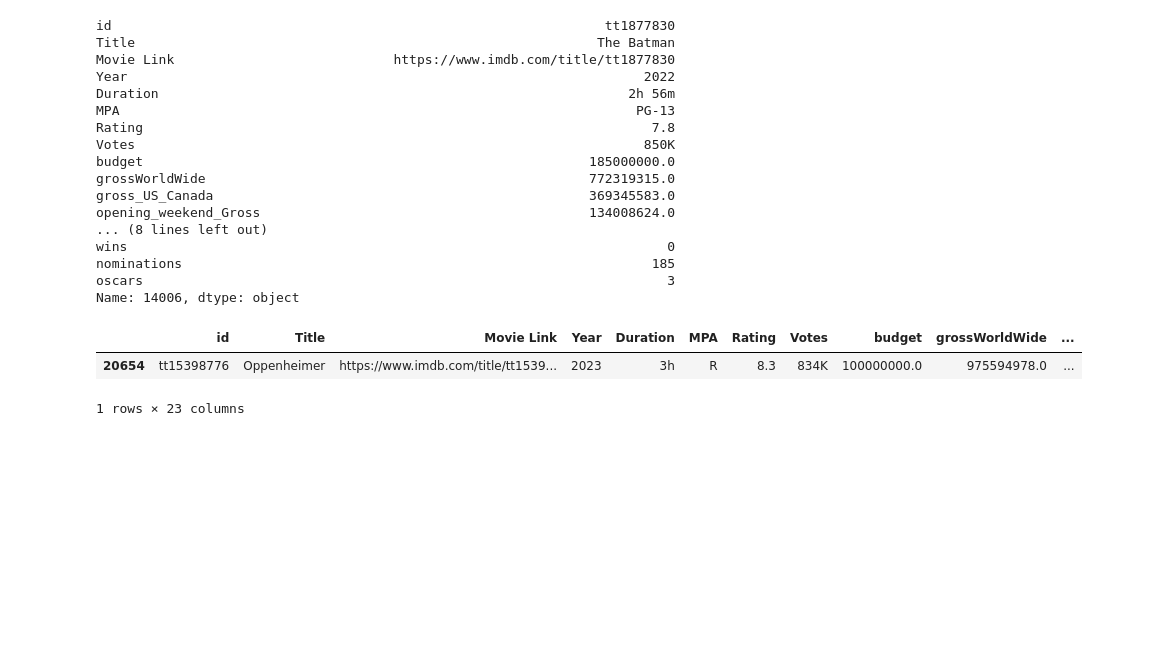
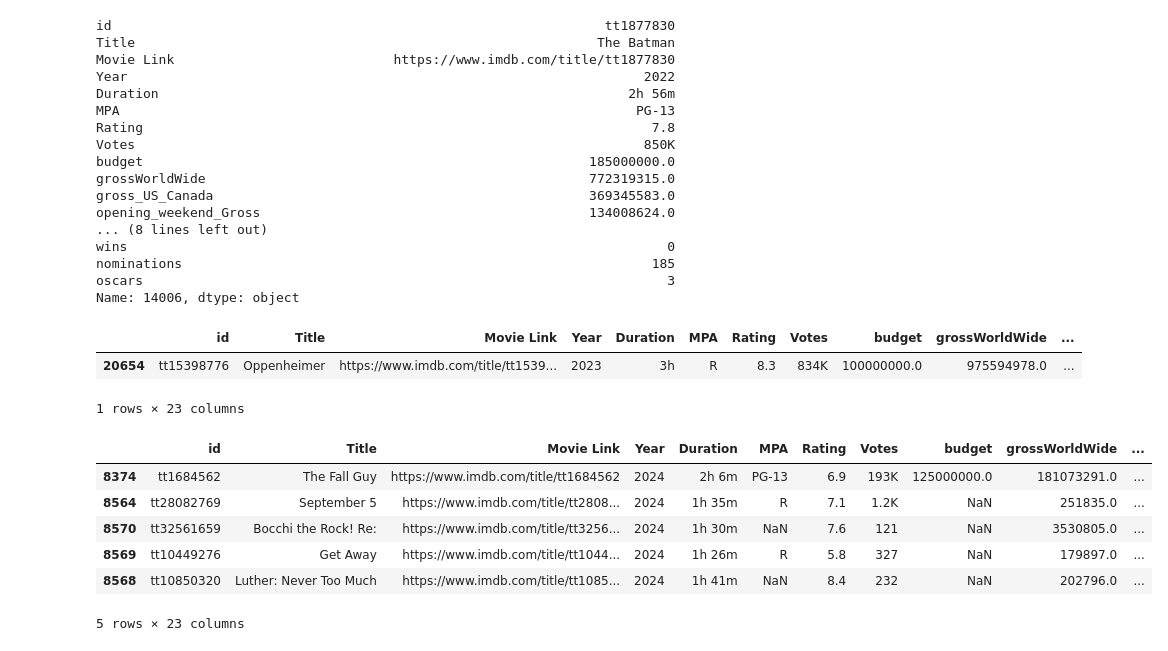
Before and after one commit to jvitsilva/Statistics_for_Data-Science, a Jupyter notebook: notebooktest.ipynb, the cells around one changed output. Saved outputs shown, nothing was run; the diff lists cells and outputs as text; code cells hidden in the pictures; blank space fills up the shorter version.

```diff
--- a/notebooktest.ipynb
+++ b/notebooktest.ipynb
@@ -187,4 +66,14 @@ Name: 14006, dtype: object
 |  | id | Title | Movie Link | Year | Duration | MPA | Rating | Votes | budget | grossWorldWide | ... |
 | 20654 | tt15398776 | Oppenheimer | https://www.imdb.com/title/tt1539... | 2023 | 3h | R | 8.3 | 834K | 100000000.0 | 975594978.0 | ... |
 1 rows × 23 columns
+# %%
+display(filmes_df.sort_values(by = 'Year', ascending=False).head(5)) #ordenando pelo ano mais recente
+# %% [output]
+|  | id | Title | Movie Link | Year | Duration | MPA | Rating | Votes | budget | grossWorldWide | ... |
+| 8374 | tt1684562 | The Fall Guy | https://www.imdb.com/title/tt1684562 | 2024 | 2h 6m | PG-13 | 6.9 | 193K | 125000000.0 | 181073291.0 | ... |
+| 8564 | tt28082769 | September 5 | https://www.imdb.com/title/tt2808... | 2024 | 1h 35m | R | 7.1 | 1.2K | NaN | 251835.0 | ... |
+| 8570 | tt32561659 | Bocchi the Rock! Re: | https://www.imdb.com/title/tt3256... | 2024 | 1h 30m | NaN | 7.6 | 121 | NaN | 3530805.0 | ... |
+| 8569 | tt10449276 | Get Away | https://www.imdb.com/title/tt1044... | 2024 | 1h 26m | R | 5.8 | 327 | NaN | 179897.0 | ... |
+| 8568 | tt10850320 | Luther: Never Too Much | https://www.imdb.com/title/tt1085... | 2024 | 1h 41m | NaN | 8.4 | 232 | NaN | 202796.0 | ... |
+5 rows × 23 columns
 # %%
```
Also changed, not shown: parts of 31 cells of this notebook, 1 other file.
